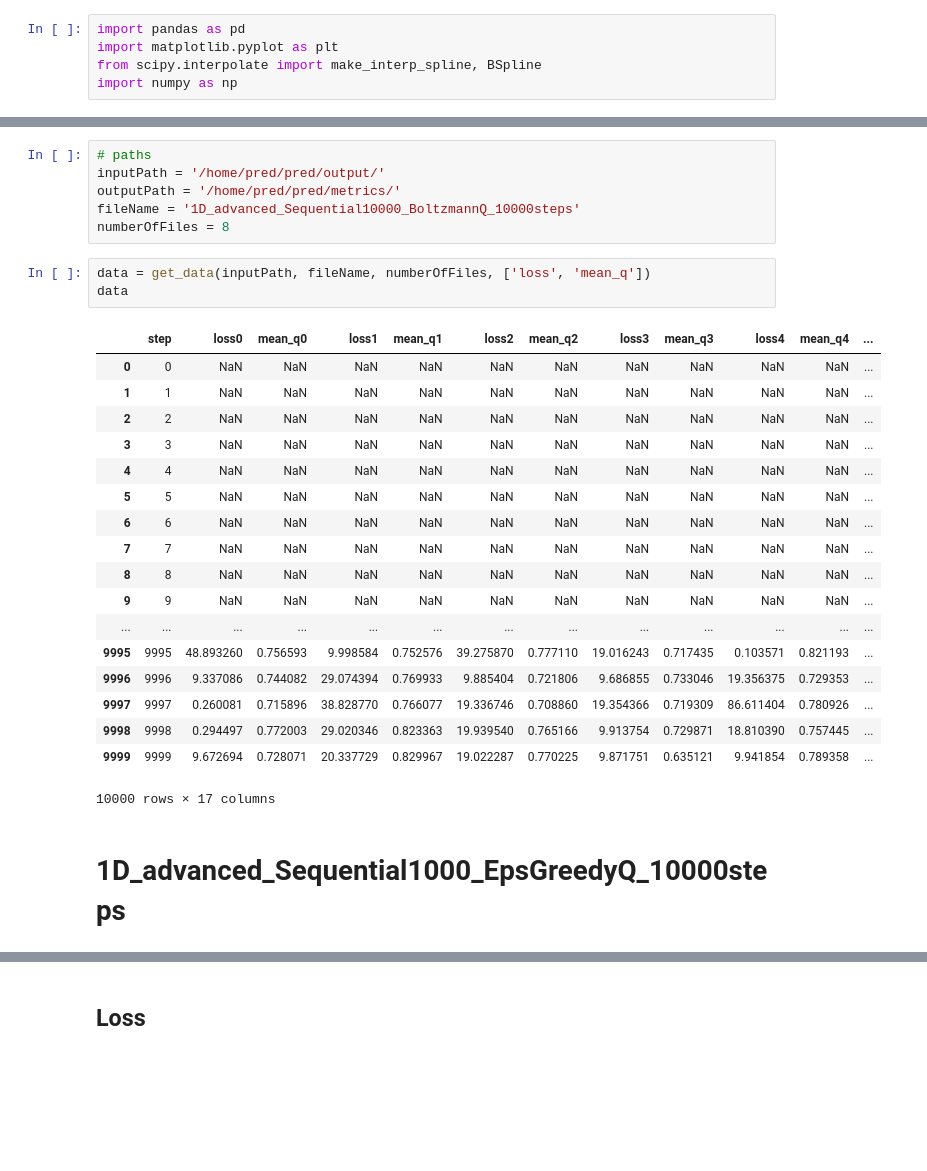
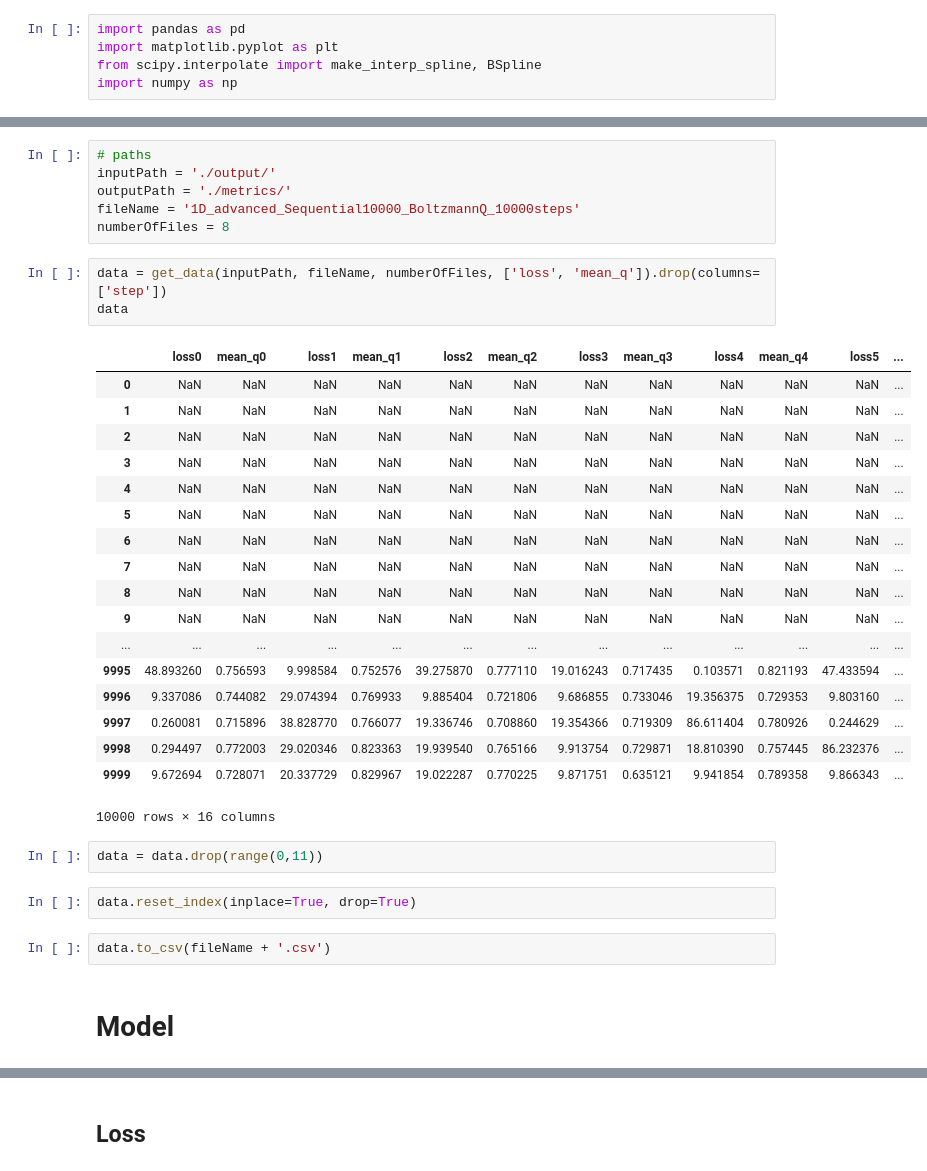
Before and after one commit to SimonLassalle/pred, a Jupyter notebook: Untitled.ipynb, the cells around one changed output, grey strips where cells are left out. Saved outputs shown, nothing was run; the diff lists cells and outputs as text; blank space fills up the shorter version.

```diff
--- a/Untitled.ipynb
+++ b/Untitled.ipynb
@@ -36,31 +19,37 @@ def smooth(steps, values, steps_new):
     return spl(steps_new)
 # %%
 # paths
-inputPath = '/home/pred/pred/output/'
-outputPath = '/home/pred/pred/metrics/'
+inputPath = './output/'
+outputPath = './metrics/'
 fileName = '1D_advanced_Sequential10000_BoltzmannQ_10000steps'
 numberOfFiles = 8
 # %%
-data = get_data(inputPath, fileName, numberOfFiles, ['loss', 'mean_q'])
+data = get_data(inputPath, fileName, numberOfFiles, ['loss', 'mean_q']).drop(columns=['step'])
 data
 # %% [output]
-|  | step | loss0 | mean_q0 | loss1 | mean_q1 | loss2 | mean_q2 | loss3 | mean_q3 | loss4 | mean_q4 | ... |
-| 0 | 0 | NaN | NaN | NaN | NaN | NaN | NaN | NaN | NaN | NaN | NaN | ... |
-| 1 | 1 | NaN | NaN | NaN | NaN | NaN | NaN | NaN | NaN | NaN | NaN | ... |
-| 2 | 2 | NaN | NaN | NaN | NaN | NaN | NaN | NaN | NaN | NaN | NaN | ... |
-| 3 | 3 | NaN | NaN | NaN | NaN | NaN | NaN | NaN | NaN | NaN | NaN | ... |
-| 4 | 4 | NaN | NaN | NaN | NaN | NaN | NaN | NaN | NaN | NaN | NaN | ... |
-| 5 | 5 | NaN | NaN | NaN | NaN | NaN | NaN | NaN | NaN | NaN | NaN | ... |
-| 6 | 6 | NaN | NaN | NaN | NaN | NaN | NaN | NaN | NaN | NaN | NaN | ... |
-| 7 | 7 | NaN | NaN | NaN | NaN | NaN | NaN | NaN | NaN | NaN | NaN | ... |
-| 8 | 8 | NaN | NaN | NaN | NaN | NaN | NaN | NaN | NaN | NaN | NaN | ... |
-| 9 | 9 | NaN | NaN | NaN | NaN | NaN | NaN | NaN | NaN | NaN | NaN | ... |
+|  | loss0 | mean_q0 | loss1 | mean_q1 | loss2 | mean_q2 | loss3 | mean_q3 | loss4 | mean_q4 | loss5 | ... |
+| 0 | NaN | NaN | NaN | NaN | NaN | NaN | NaN | NaN | NaN | NaN | NaN | ... |
+| 1 | NaN | NaN | NaN | NaN | NaN | NaN | NaN | NaN | NaN | NaN | NaN | ... |
+| 2 | NaN | NaN | NaN | NaN | NaN | NaN | NaN | NaN | NaN | NaN | NaN | ... |
+| 3 | NaN | NaN | NaN | NaN | NaN | NaN | NaN | NaN | NaN | NaN | NaN | ... |
+| 4 | NaN | NaN | NaN | NaN | NaN | NaN | NaN | NaN | NaN | NaN | NaN | ... |
+| 5 | NaN | NaN | NaN | NaN | NaN | NaN | NaN | NaN | NaN | NaN | NaN | ... |
+| 6 | NaN | NaN | NaN | NaN | NaN | NaN | NaN | NaN | NaN | NaN | NaN | ... |
+| 7 | NaN | NaN | NaN | NaN | NaN | NaN | NaN | NaN | NaN | NaN | NaN | ... |
+| 8 | NaN | NaN | NaN | NaN | NaN | NaN | NaN | NaN | NaN | NaN | NaN | ... |
+| 9 | NaN | NaN | NaN | NaN | NaN | NaN | NaN | NaN | NaN | NaN | NaN | ... |
 | ... | ... | ... | ... | ... | ... | ... | ... | ... | ... | ... | ... | ... |
-| 9995 | 9995 | 48.893260 | 0.756593 | 9.998584 | 0.752576 | 39.275870 | 0.777110 | 19.016243 | 0.717435 | 0.103571 | 0.821193 | ... |
-| 9996 | 9996 | 9.337086 | 0.744082 | 29.074394 | 0.769933 | 9.885404 | 0.721806 | 9.686855 | 0.733046 | 19.356375 | 0.729353 | ... |
-| 9997 | 9997 | 0.260081 | 0.715896 | 38.828770 | 0.766077 | 19.336746 | 0.708860 | 19.354366 | 0.719309 | 86.611404 | 0.780926 | ... |
-| 9998 | 9998 | 0.294497 | 0.772003 | 29.020346 | 0.823363 | 19.939540 | 0.765166 | 9.913754 | 0.729871 | 18.810390 | 0.757445 | ... |
-| 9999 | 9999 | 9.672694 | 0.728071 | 20.337729 | 0.829967 | 19.022287 | 0.770225 | 9.871751 | 0.635121 | 9.941854 | 0.789358 | ... |
+| 9995 | 48.893260 | 0.756593 | 9.998584 | 0.752576 | 39.275870 | 0.777110 | 19.016243 | 0.717435 | 0.103571 | 0.821193 | 47.433594 | ... |
+| 9996 | 9.337086 | 0.744082 | 29.074394 | 0.769933 | 9.885404 | 0.721806 | 9.686855 | 0.733046 | 19.356375 | 0.729353 | 9.803160 | ... |
+| 9997 | 0.260081 | 0.715896 | 38.828770 | 0.766077 | 19.336746 | 0.708860 | 19.354366 | 0.719309 | 86.611404 | 0.780926 | 0.244629 | ... |
+| 9998 | 0.294497 | 0.772003 | 29.020346 | 0.823363 | 19.939540 | 0.765166 | 9.913754 | 0.729871 | 18.810390 | 0.757445 | 86.232376 | ... |
+| 9999 | 9.672694 | 0.728071 | 20.337729 | 0.829967 | 19.022287 | 0.770225 | 9.871751 | 0.635121 | 9.941854 | 0.789358 | 9.866343 | ... |
-10000 rows × 17 columns
+10000 rows × 16 columns
+# %%
+data = data.drop(range(0,11))
+# %%
+data.reset_index(inplace=True, drop=True)
+# %%
+data.to_csv(fileName + '.csv')
 # %% [markdown]
-# 1D_advanced_Sequential1000_EpsGreedyQ_10000steps
+# Model
```
Also changed, not shown: parts of 24 cells of this notebook.
